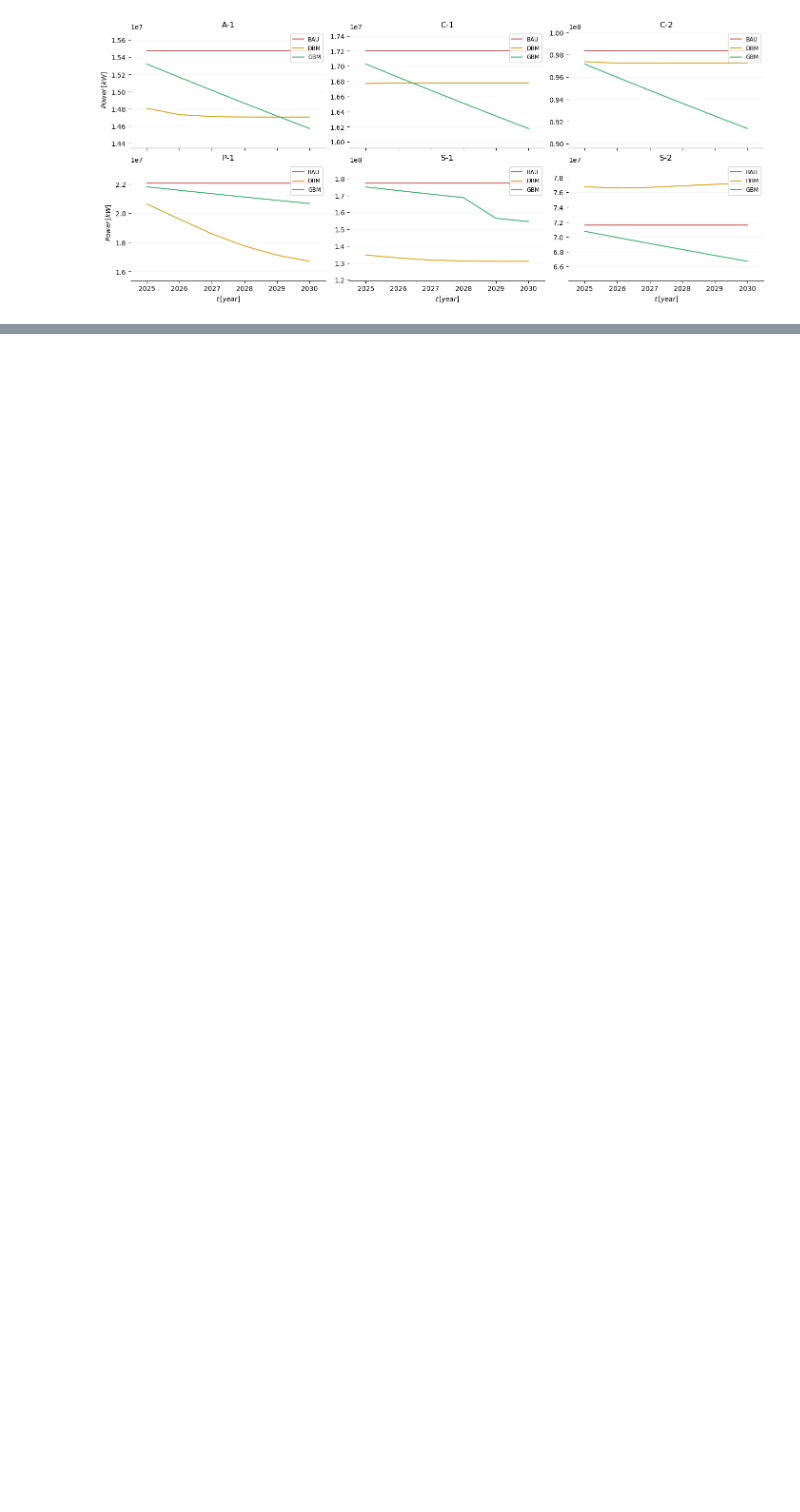
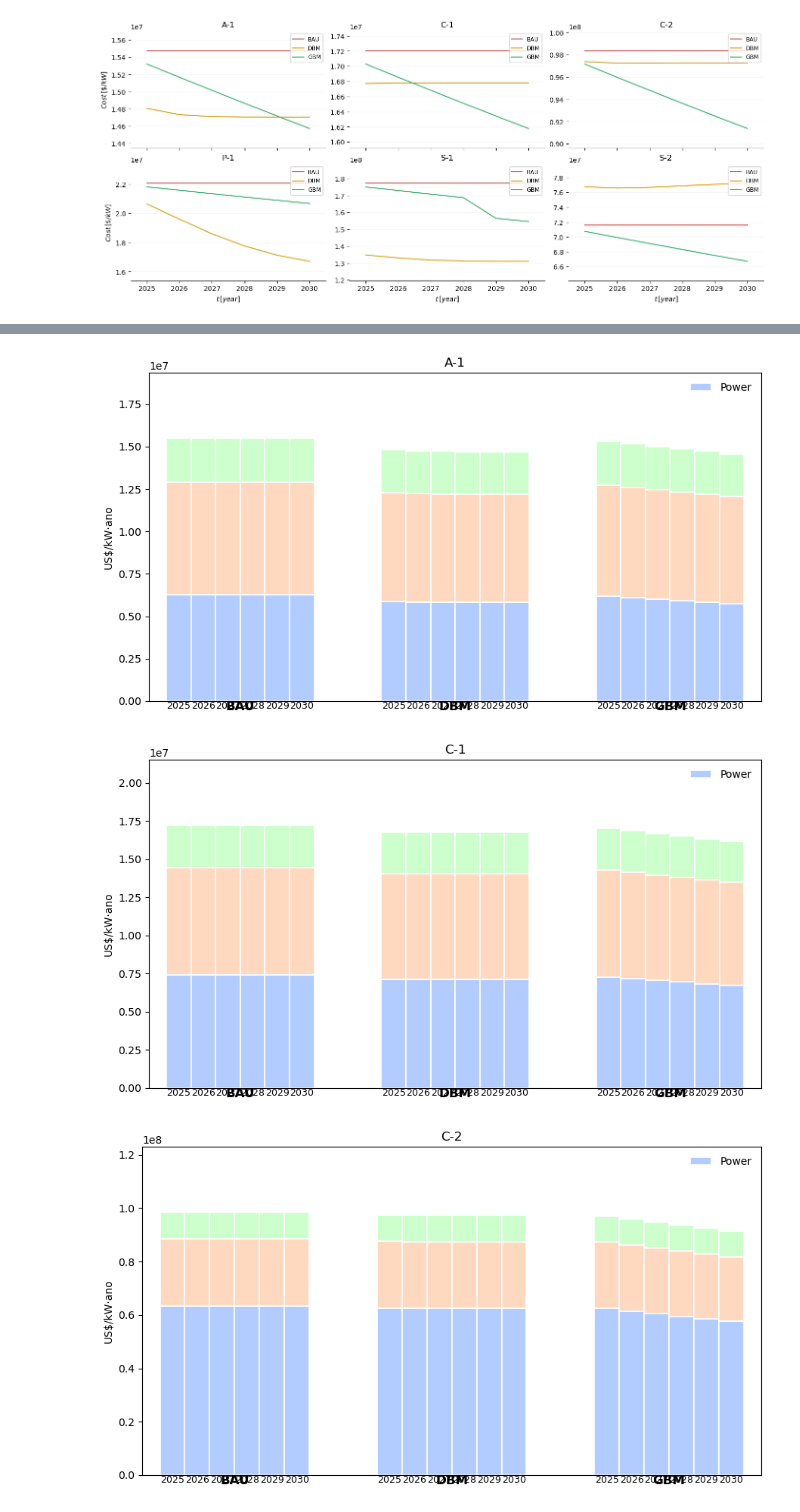
Before and after one commit to thiagoneye/costcaster, a Jupyter notebook: src/cost.ipynb, the cells around one changed output, grey strips where cells are left out. Drawn from its saved outputs; the diff is of its cells as text; code cells hidden in the pictures; blank space fills up the shorter version.

```diff
--- a/src/cost.ipynb
+++ b/src/cost.ipynb
@@ -270,7 +270,7 @@ for company_id, company_name in enumerate(list_of_companies):
     )
 
     if company_id in [0, 3]:
-        ax.set_ylabel("$Power \\, [kW]$")
+        ax.set_ylabel("$Cost \\, [\$/kW]$")
 
     if company_id >= 3:
         ax.set_xlabel("$t \\, [year]$")
@@ -357,7 +357,7 @@ for company_id, company_name in enumerate(list_of_companies):
     )
 
     if company_id in [0, 3]:
-        ax.set_ylabel("$Power \\, [kW]$")
+        ax.set_ylabel("$Cost \\, [\$/kW]$")
 
     if company_id >= 3:
         ax.set_xlabel("$t \\, [year]$")
@@ -399,0 +469,7 @@ fig.savefig(f"../img/anual_capital_cost_of_compression.png", dpi=600, bbox_inche
+# %%
+df_merged = pd.merge(df_accc, df_acoemc, on=['Years', 'Group', 'Type'], how='outer')
+df_final = pd.merge(df_merged, df_acec, on=['Years', 'Group', 'Type'], how='outer')
+
+display(df_final)
+df = df_final.loc[:, ["Group", "Type", "Years", "Cap", "OEM", "Power"]]
+display(df)
@@ -399,0 +503,60 @@ fig.savefig(f"../img/anual_capital_cost_of_compression.png", dpi=600, bbox_inche
+# %%
+# Parâmetros do layout
+scenarios = ["BAU", "DBM", "GBM"]
+years = df.Years.unique()
+n_years = len(years)
+bar_width = 0.22     # largura de cada barra (ano) dentro do grupo
+gap = 0.60           # espaço entre grupos de cenários
+
+# Posições dos grupos no eixo X
+group_pos = np.arange(len(scenarios)) * (n_years * bar_width + gap)
+
+# Cores suaves e rótulos das fatias
+colors = [(0.70, 0.80, 1.00), (1.00, 0.85, 0.75), (0.80, 1.00, 0.80)]
+labels = ["Power", "Cap", "OEM"]
+
+for company_name in list_of_companies:
+    df_filtered = df[df["Group"] == company_name]
+
+    # -----------------------
+    # Plot
+    fig, ax = plt.subplots(figsize=(9, 5))
+
+    for i, scen in enumerate(scenarios):
+        subset = df_filtered[df_filtered["Type"] == scen]
+        for j, year in enumerate(years):
+            vals = subset[subset["Years"] == year][["Power", "Cap", "OEM"]].values[0]
+            x = group_pos[i] + j * bar_width
+            bottom = 0.0
+            for k, val in enumerate(vals):
+                ax.bar(
+                    x, val, width=bar_width, bottom=bottom,
+                    color=colors[k], edgecolor="white", linewidth=1.2,
+                    label=labels[k] if (i == 0 and j == 0 and k == 0) else None
+                )
+                bottom += val
+            # rótulo do ano sob cada barra
+            ax.text(x, -6, year, ha="center", va="top", fontsize=9)
+
+    # rótulo do cenário centralizado sob cada grupo
+    for i, scen in enumerate(scenarios):
+        xpos = group_pos[i] + (n_years - 1) * bar_width / 2
+        ax.text(xpos, -50, scen, ha="center", va="top",
+                fontsize=12, fontweight="bold")
+
+    ax.set_ylabel("US$/kW·ano")
+    ax.set_xticks([])  # tiramos ticks do x (usamos textos personalizados)
+    ax.set_ylim(0, df_filtered[["Power", "Cap", "OEM"]].sum(axis=1).max() * 1.25)
+    ax.margins(x=0.03)
+    ax.legend(title="", loc="upper right", frameon=False)
+
+    ax.set_title(company_name)
+
+    plt.tight_layout()
+    # Salvar figura (opcional)
+    # plt.savefig("grouped_stacked_bars.png", dpi=200, bbox_inches="tight")
+    plt.show()
+# %% [output]
+[figure, added]
+[figure, added]
+[figure, added]
```
Also changed, not shown: parts of 4 cells of this notebook, 4 other files.
